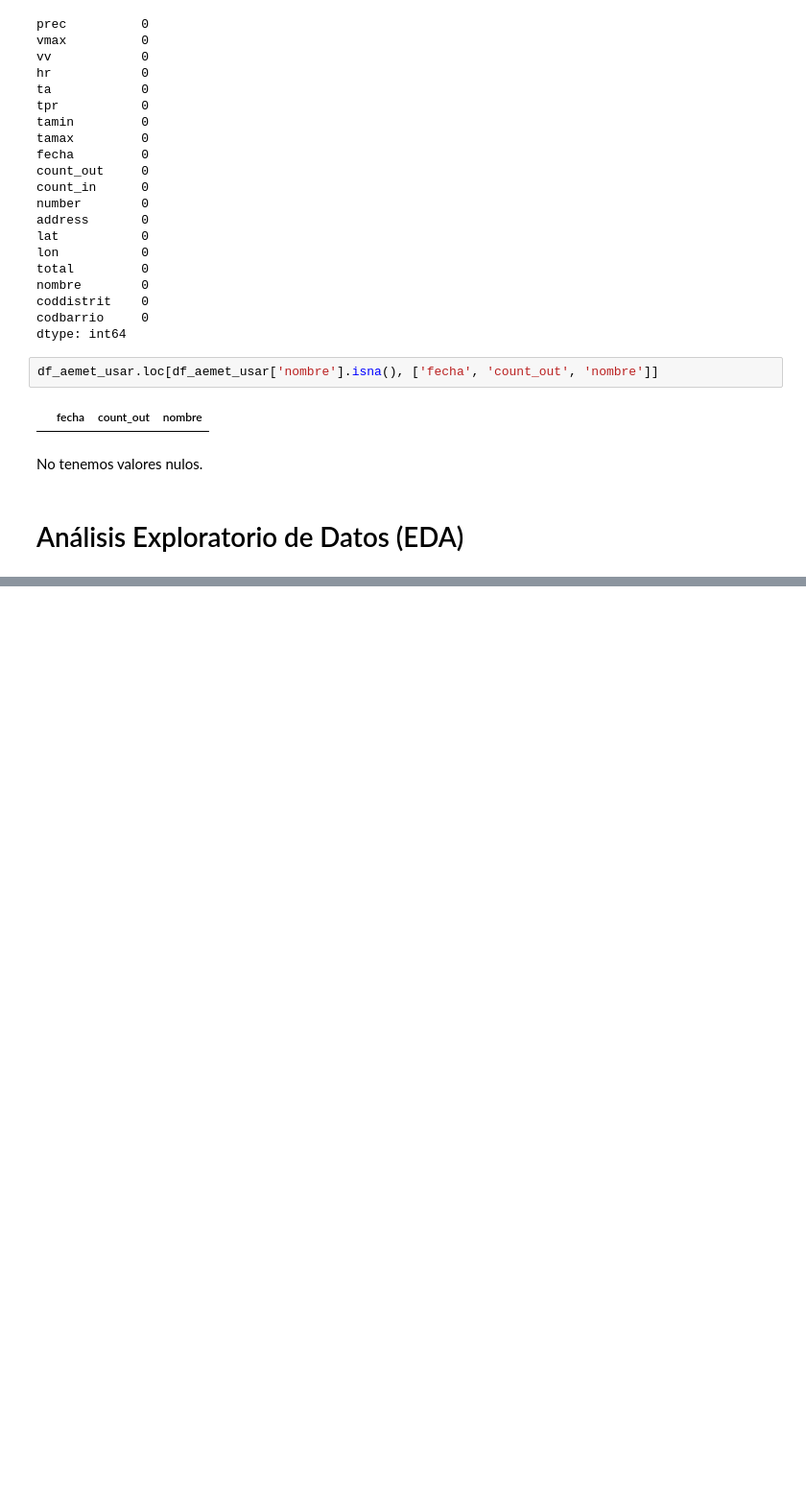
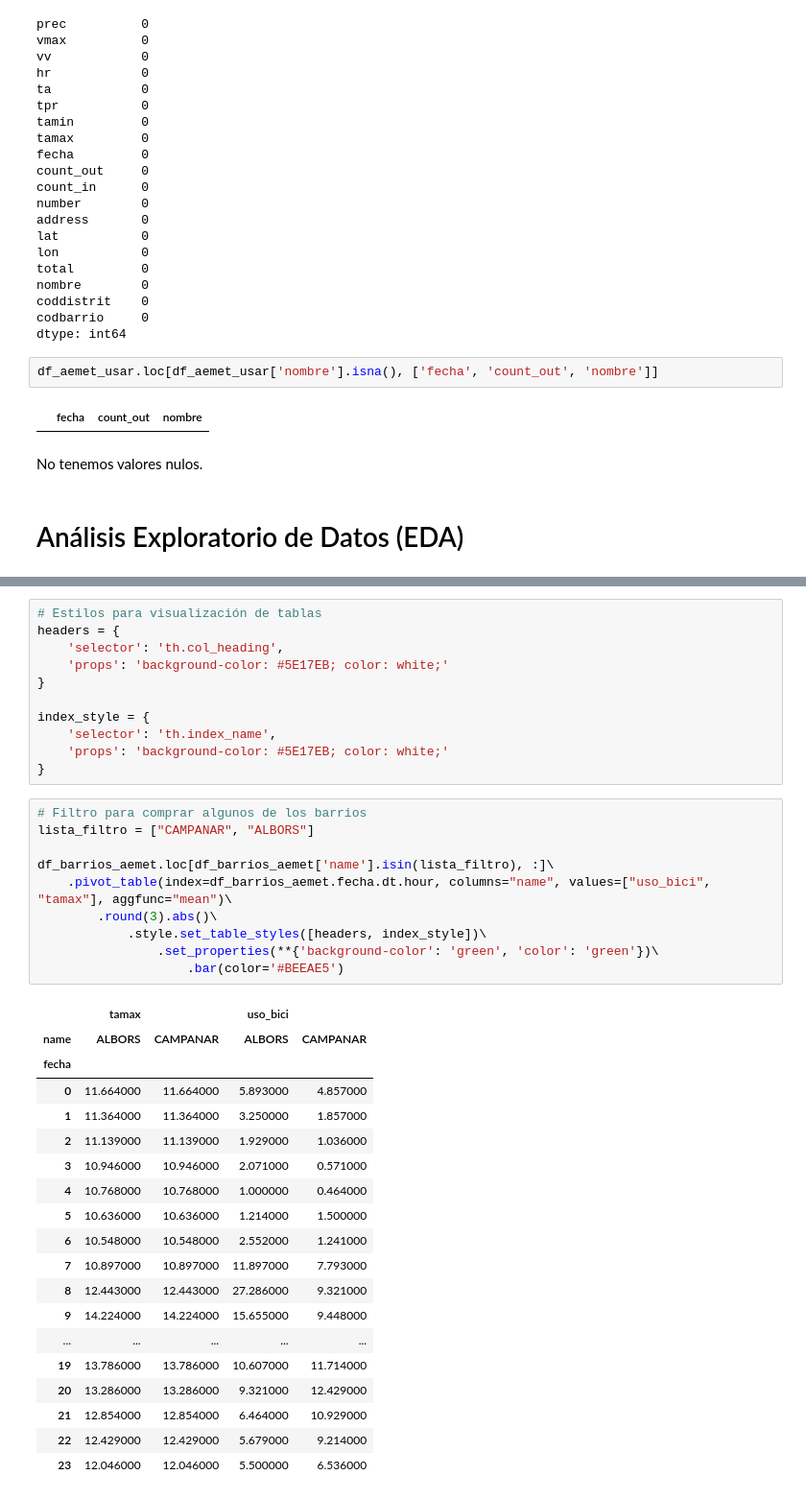
Before and after one commit to LordLiberte/Portfolio, a Jupyter notebook: Practica2/notebooks/2_EDA.ipynb, the cells around one changed output, grey strips where cells are left out. Shown at 96% size. Saved outputs shown, nothing was run; the diff lists cells and outputs as text; blank space fills up the shorter version.

```diff
--- a/Practica2/notebooks/2_EDA.ipynb
+++ b/Practica2/notebooks/2_EDA.ipynb
@@ -224,0 +340,41 @@ No tenemos valores nulos.
+# %%
+# Estilos para visualización de tablas
+headers = {
+    'selector': 'th.col_heading',
+    'props': 'background-color: #5E17EB; color: white;'
+}
+
+index_style = {
+    'selector': 'th.index_name',
+    'props': 'background-color: #5E17EB; color: white;'
+}
+# %%
+# Filtro para comprar algunos de los barrios
+lista_filtro = ["CAMPANAR", "ALBORS"]
+
+df_barrios_aemet.loc[df_barrios_aemet['name'].isin(lista_filtro), :]\
+    .pivot_table(index=df_barrios_aemet.fecha.dt.hour, columns="name", values=["uso_bici", "tamax"], aggfunc="mean")\
+        .round(3).abs()\
+            .style.set_table_styles([headers, index_style])\
+                .set_properties(**{'background-color': 'green', 'color': 'green'})\
+                    .bar(color='#BEEAE5')
+# %% [output]
+|  | tamax |  | uso_bici |  |
+| name | ALBORS | CAMPANAR | ALBORS | CAMPANAR |
+| fecha |  |  |  |  |
+| 0 | 11.664000 | 11.664000 | 5.893000 | 4.857000 |
+| 1 | 11.364000 | 11.364000 | 3.250000 | 1.857000 |
+| 2 | 11.139000 | 11.139000 | 1.929000 | 1.036000 |
+| 3 | 10.946000 | 10.946000 | 2.071000 | 0.571000 |
+| 4 | 10.768000 | 10.768000 | 1.000000 | 0.464000 |
+| 5 | 10.636000 | 10.636000 | 1.214000 | 1.500000 |
+| 6 | 10.548000 | 10.548000 | 2.552000 | 1.241000 |
+| 7 | 10.897000 | 10.897000 | 11.897000 | 7.793000 |
+| 8 | 12.443000 | 12.443000 | 27.286000 | 9.321000 |
+| 9 | 14.224000 | 14.224000 | 15.655000 | 9.448000 |
+| ... | ... | ... | ... | ... |
+| 19 | 13.786000 | 13.786000 | 10.607000 | 11.714000 |
+| 20 | 13.286000 | 13.286000 | 9.321000 | 12.429000 |
+| 21 | 12.854000 | 12.854000 | 6.464000 | 10.929000 |
+| 22 | 12.429000 | 12.429000 | 5.679000 | 9.214000 |
+| 23 | 12.046000 | 12.046000 | 5.500000 | 6.536000 |
```
Also changed, not shown: parts of 19 cells of this notebook, 1 other file.
